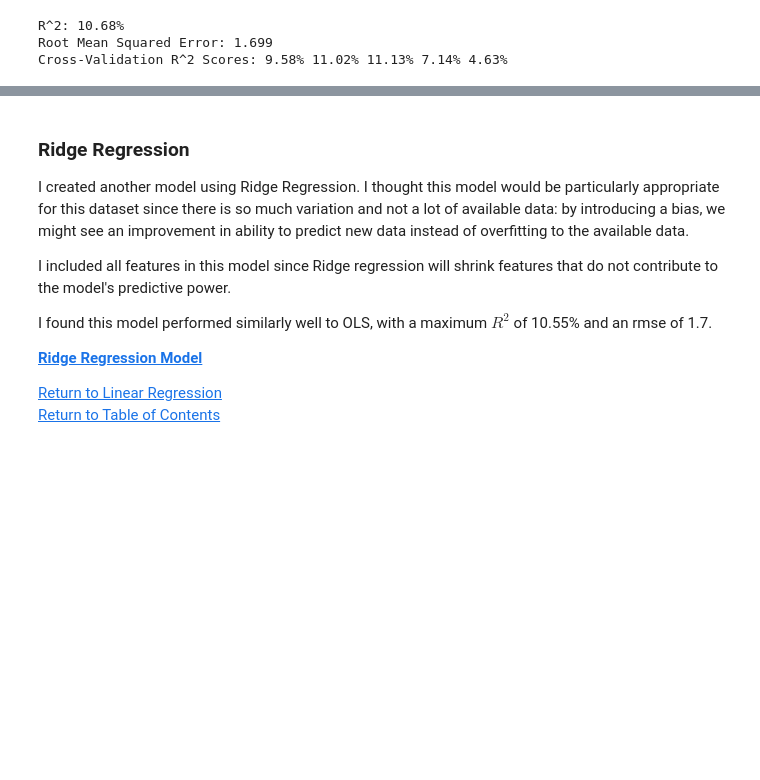
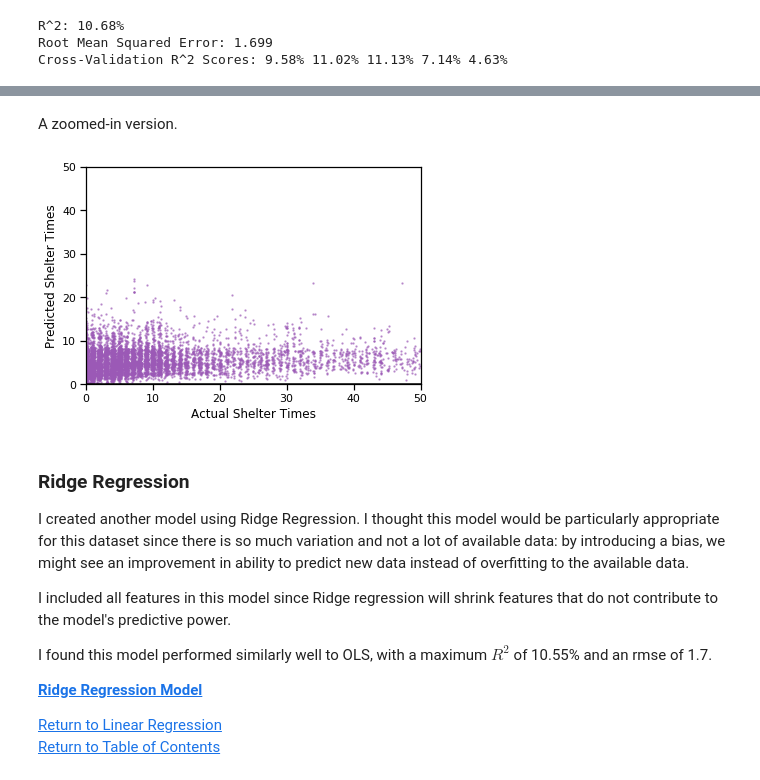
Before and after one commit to krritz/Animal-Shelter-Exploratory-Analysis, a Jupyter notebook: Animal Shelter Analysis.ipynb, the cells around one changed output, grey strips where cells are left out. Drawn from its saved outputs; the diff is of its cells as text; code cells hidden in the pictures; blank space fills up the shorter version.

```diff
--- a/Animal Shelter Analysis.ipynb
+++ b/Animal Shelter Analysis.ipynb
@@ -1995,3 +2019,14 @@ Cross-Validation R^2 Scores: 9.58% 11.02% 11.13% 7.14% 4.63%
+# %% [markdown]
+A zoomed-in version.
+# %%
+_ = plt.scatter(np.exp(y_test), np.exp(y_pred), s=2, alpha=0.5)
+_ = plt.axhline(0, color='k')
+_ = plt.ylim(0,50)
+_ = plt.xlim(0,50)
+_ = plt.xlabel('Actual Shelter Times')
+_ = plt.ylabel('Predicted Shelter Times')
+# %% [output]
+[figure, added]
 # %% [markdown]
 ### Ridge Regression
 I created another model using Ridge Regression. I thought this model would be particularly appropriate for this dataset since there is so much variation and not a lot of available data: by introducing a bias, we might see an improvement in ability to predict new data instead of overfitting to the available data.
```
Also changed, not shown: parts of 37 cells of this notebook, 1 other file.
